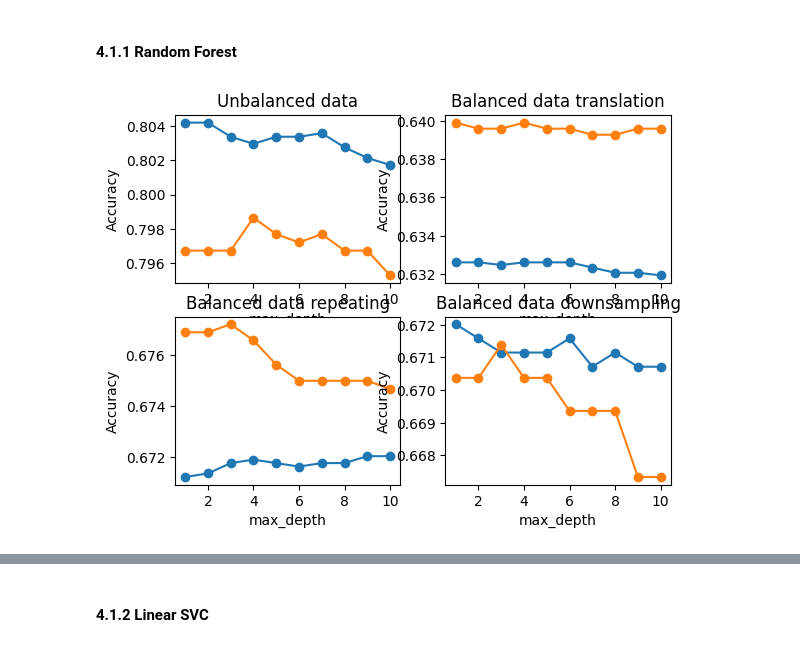
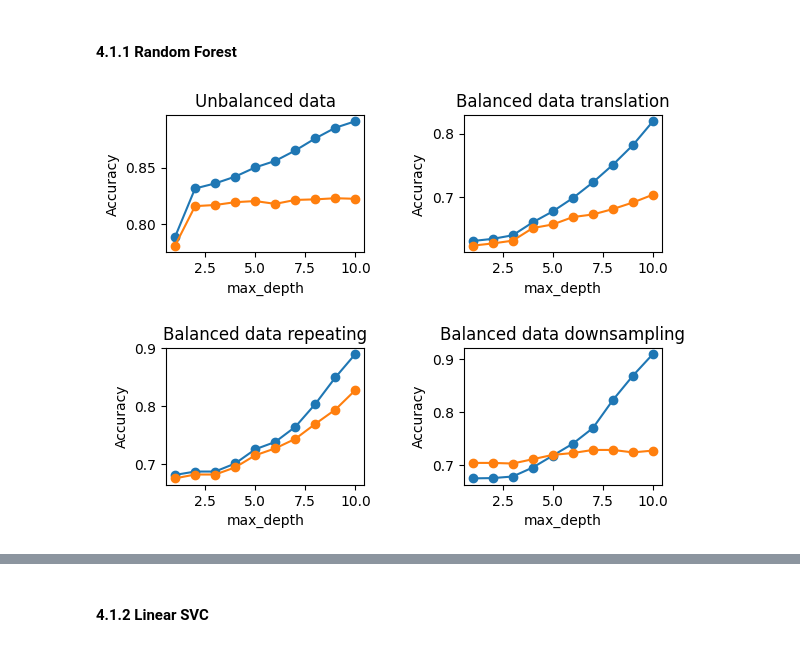
Before and after one commit to luciananobrega/hate_speech_detector, a Jupyter notebook: code/project.ipynb, the cells around one changed output, grey strips where cells are left out. Cells and saved outputs as stored; diff of their text form; code cells hidden in the pictures.

Commit message:
Removing data2 (we'll use only data3)

```diff
--- a/code/project.ipynb
+++ b/code/project.ipynb
@@ -222,8 +189,6 @@ def remove_stopwords(text):
         return text
     return ' '.join(text_without_stopwords)
 
-from unidecode import unidecode
-
 def cleaning_data(text):
     text = re.sub(r'http\S+', '', text)
     text = re.sub(r'www\S+', '', text)
@@ -232,18 +197,15 @@ def cleaning_data(text):
     text = re.sub(r'#\w+', '', text)
     text = re.sub(r'@\w+', '', text)
     text = re.sub(r'[\"!$%&\'*+,-./<=>?\():;^_`#@{|}~]', '', text)
-
     text = unidecode(text) #remove accents (e.g.: á, ã, à will be "a")
     return text
 
 def preprocessing(text):
-    text = ' '.join(text)
+    #text = ' '.join(text)
     text = text.lower()
-    text_stopwords = remove_stopwords(text)
-    text_cleaned = cleaning_data(text_stopwords)
-    #text_stemming = stemming(text_stopwords)
-
-    return text_cleaned
+    text = cleaning_data(text)
+    text = remove_stopwords(text)
+    return text
 # %%
 f = open("datasets\\lista-palavroes-bloqueio.txt", "r", encoding="utf8")
 list_bad_words = f.readlines()
@@ -374,26 +308,28 @@ scores_data2_balanced_downsampling = random_forest(data2_balanced_downsampling)
 scores_data3_balanced_downsampling = random_forest(data3_balanced_downsampling)
 # %%
 fig, axs = plt.subplots(2, 2)
-axs[0, 0].plot(max_depth_values, scores_data2_unbalanced[0], '-o', label='Train')
-axs[0, 0].plot(max_depth_values, scores_data2_unbalanced[1], '-o', label='Test')
+axs[0, 0].plot(max_depth_values, scores_data3_unbalanced[0], '-o', label='Train')
+axs[0, 0].plot(max_depth_values, scores_data3_unbalanced[1], '-o', label='Test')
 axs[0, 0].set_title('Unbalanced data')
-axs[0, 1].plot(max_depth_values, scores_data2_balanced_translate[0], '-o', label='Train')
-axs[0, 1].plot(max_depth_values, scores_data2_balanced_translate[1], '-o', label='Test')
+axs[0, 1].plot(max_depth_values, scores_data3_balanced_translate[0], '-o', label='Train')
+axs[0, 1].plot(max_depth_values, scores_data3_balanced_translate[1], '-o', label='Test')
 axs[0, 1].set_title('Balanced data translation')
-axs[1, 0].plot(max_depth_values, scores_data2_balanced_repeating[0], '-o', label='Train')
-axs[1, 0].plot(max_depth_values, scores_data2_balanced_repeating[1], '-o', label='Test')
+axs[1, 0].plot(max_depth_values, scores_data3_balanced_repeating[0], '-o', label='Train')
+axs[1, 0].plot(max_depth_values, scores_data3_balanced_repeating[1], '-o', label='Test')
 axs[1, 0].set_title('Balanced data repeating')
-axs[1, 1].plot(max_depth_values, scores_data2_balanced_downsampling[0], '-o', label='Train')
-axs[1, 1].plot(max_depth_values, scores_data2_balanced_downsampling[1], '-o', label='Test')
+axs[1, 1].plot(max_depth_values, scores_data3_balanced_downsampling[0], '-o', label='Train')
+axs[1, 1].plot(max_depth_values, scores_data3_balanced_downsampling[1], '-o', label='Test')
 axs[1, 1].set_title('Balanced data downsampling')
 
 for ax in axs.flat:
     ax.set(xlabel='max_depth', ylabel='Accuracy')
 
 # Hide x labels and tick labels for top plots and y ticks for right plots.
 #for ax in axs.flat:
 #    ax.label_outer()
 
+plt.subplots_adjust(hspace=0.7, wspace = 0.5)
+
 plt.show()
 # %% [output]
-[figure, old version]
+[figure, new version]
```
Also changed, not shown: parts of 40 cells of this notebook, 3 other files.
